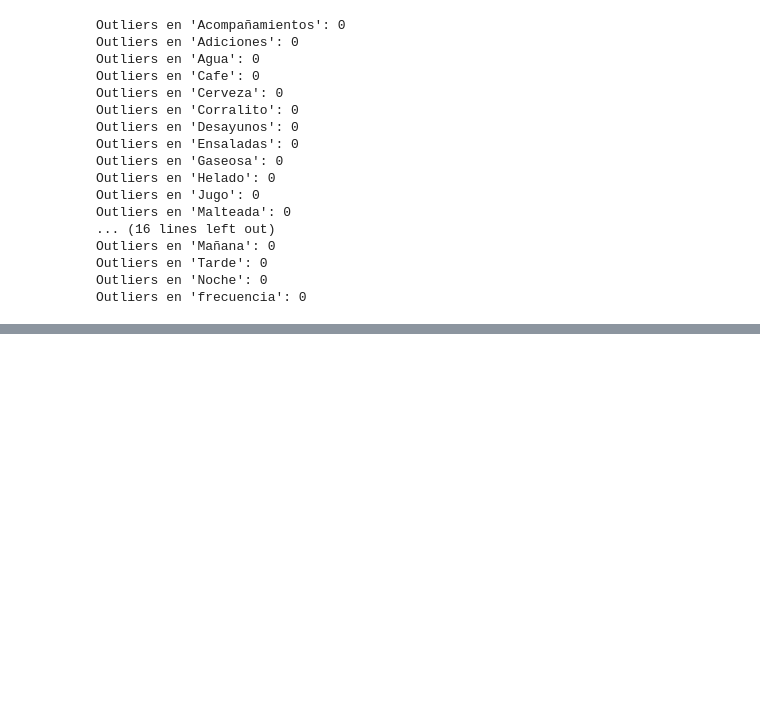
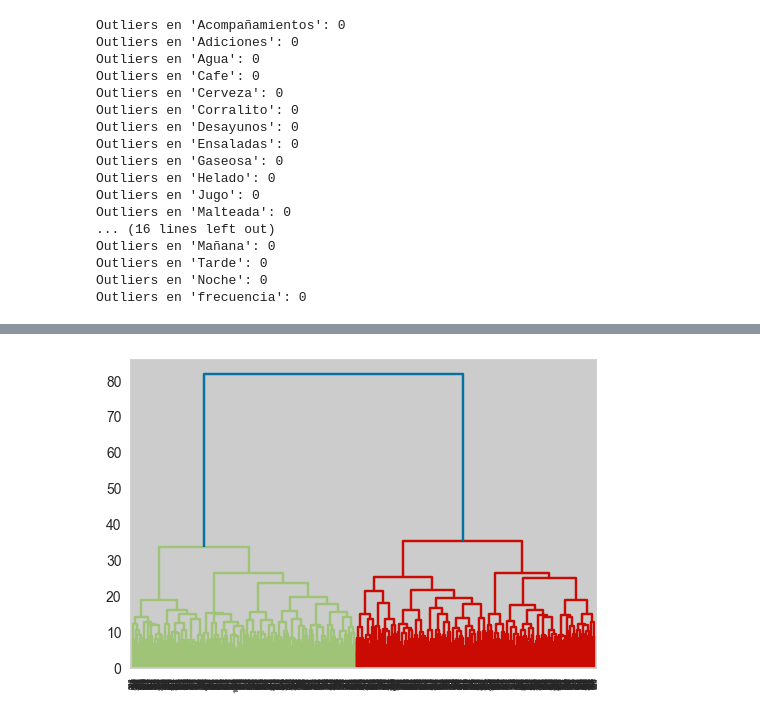
Before and after one commit to jseb4s/fast_food_challenge, a Jupyter notebook: descriptive.ipynb, the cells around one changed output, grey strips where cells are left out. Cells and saved outputs as stored; diff of their text form; code cells hidden in the pictures; blank space fills up the shorter version.

```diff
--- a/descriptive.ipynb
+++ b/descriptive.ipynb
@@ -592,0 +817,8 @@ Outliers en 'frecuencia': 0
+# %%
+from scipy.cluster.hierarchy import dendrogram ### pintar dendrograma
+from sklearn.cluster import AgglomerativeClustering ## Calcular Agrupamiento jerarquico
+import scipy.cluster.hierarchy as sch ## DIstancias
+plt.rcParams["figure.figsize"] = (6,4)
+dendogram=sch.dendrogram(sch.linkage(df_estand, method='ward',metric="euclidean"),labels=df_estand.index)
+# %% [output]
+[figure, added]
```
Also changed, not shown: parts of 41 cells of this notebook, 1 other file.
